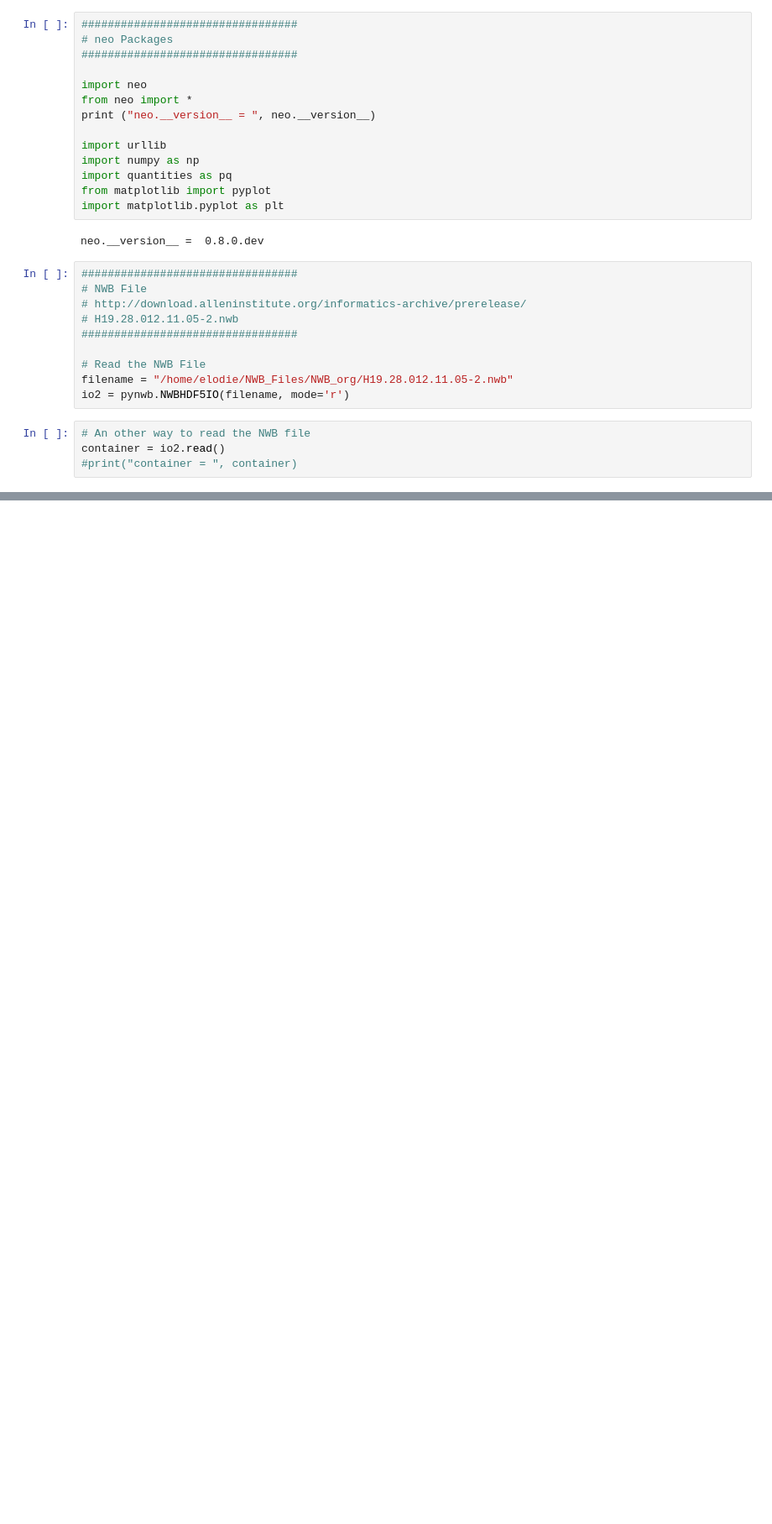
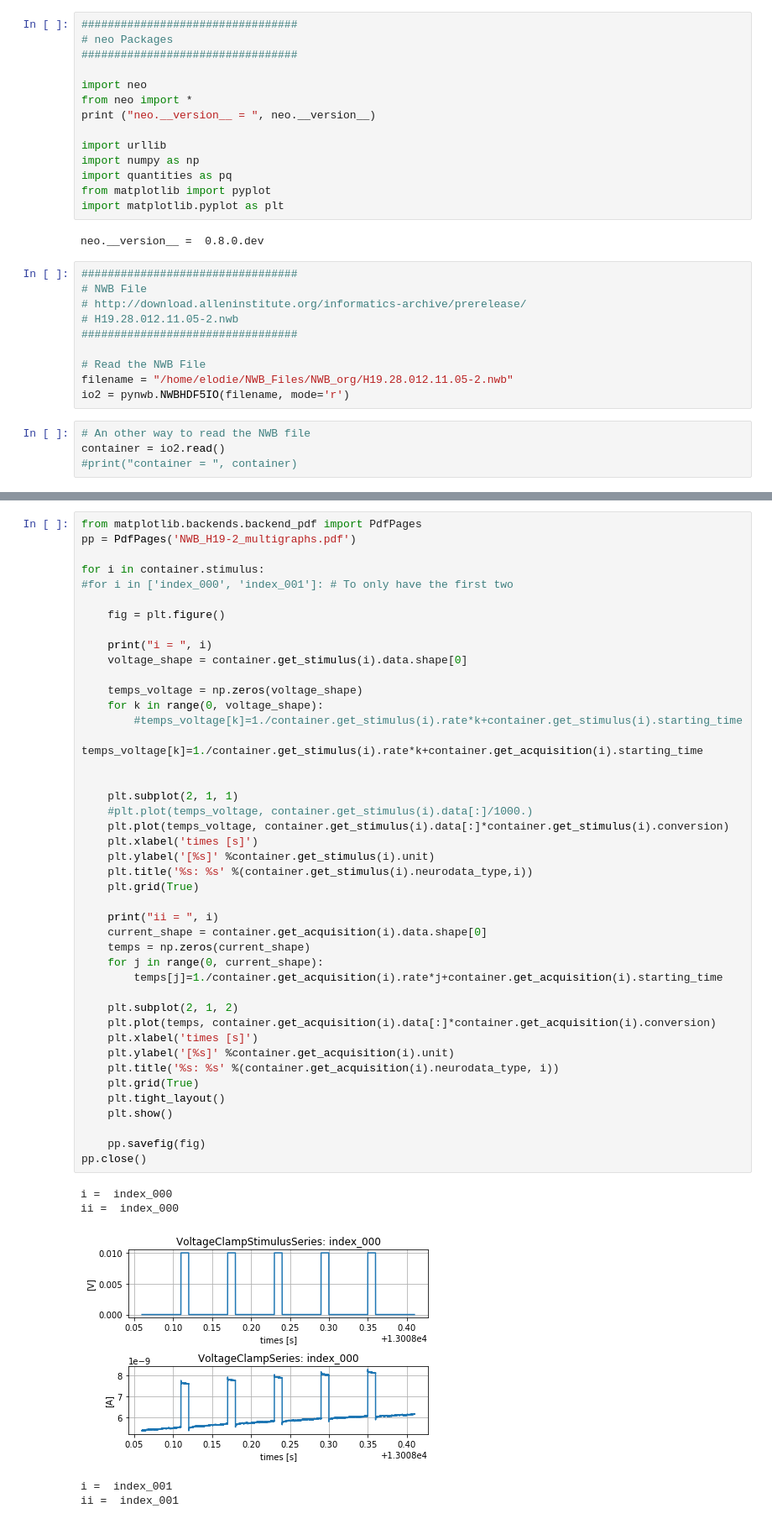
Before and after one commit to legouee/my_notebook, a Jupyter notebook: neo_nwb/nwb_H19-2_graphs.ipynb, the cells around one changed output, grey strips where cells are left out. Shown at 84% size. Cells and saved outputs as stored; diff of their text form; blank space fills up the shorter version.

```diff
--- a/neo_nwb/nwb_H19-2_graphs.ipynb
+++ b/neo_nwb/nwb_H19-2_graphs.ipynb
@@ -105,3 +105,52 @@ current_shape[0] =  70000
 temps[j] =  [13008.059839 13008.059844 13008.059849 ... 13008.409824 13008.409829
  13008.409834]
 [figure]
+# %%
+from matplotlib.backends.backend_pdf import PdfPages
+pp = PdfPages('NWB_H19-2_multigraphs.pdf')
+
+for i in container.stimulus:
+#for i in ['index_000', 'index_001']: # To only have the first two
+
+    fig = plt.figure()
+
+    print("i = ", i)
+    voltage_shape = container.get_stimulus(i).data.shape[0]
+
+    temps_voltage = np.zeros(voltage_shape)
+    for k in range(0, voltage_shape):
+        #temps_voltage[k]=1./container.get_stimulus(i).rate*k+container.get_stimulus(i).starting_time
+        temps_voltage[k]=1./container.get_stimulus(i).rate*k+container.get_acquisition(i).starting_time
+
+
+    plt.subplot(2, 1, 1)
+    #plt.plot(temps_voltage, container.get_stimulus(i).data[:]/1000.)
+    plt.plot(temps_voltage, container.get_stimulus(i).data[:]*container.get_stimulus(i).conversion)
+    plt.xlabel('times [s]')
+    plt.ylabel('[%s]' %container.get_stimulus(i).unit)
+    plt.title('%s: %s' %(container.get_stimulus(i).neurodata_type,i))
+    plt.grid(True)
+
+    print("ii = ", i)
+    current_shape = container.get_acquisition(i).data.shape[0]
+    temps = np.zeros(current_shape)
+    for j in range(0, current_shape):
+        temps[j]=1./container.get_acquisition(i).rate*j+container.get_acquisition(i).starting_time
+
+    plt.subplot(2, 1, 2)
+    plt.plot(temps, container.get_acquisition(i).data[:]*container.get_acquisition(i).conversion)
+    plt.xlabel('times [s]')
+    plt.ylabel('[%s]' %container.get_acquisition(i).unit)
+    plt.title('%s: %s' %(container.get_acquisition(i).neurodata_type, i))
+    plt.grid(True)
+    plt.tight_layout()
+    plt.show()
+
+    pp.savefig(fig)
+pp.close()
+# %% [output]
+i =  index_000
+ii =  index_000
+[figure, added]
+i =  index_001
+ii =  index_001
```
Also changed, not shown: parts of 5 cells of this notebook, 1 other file.
